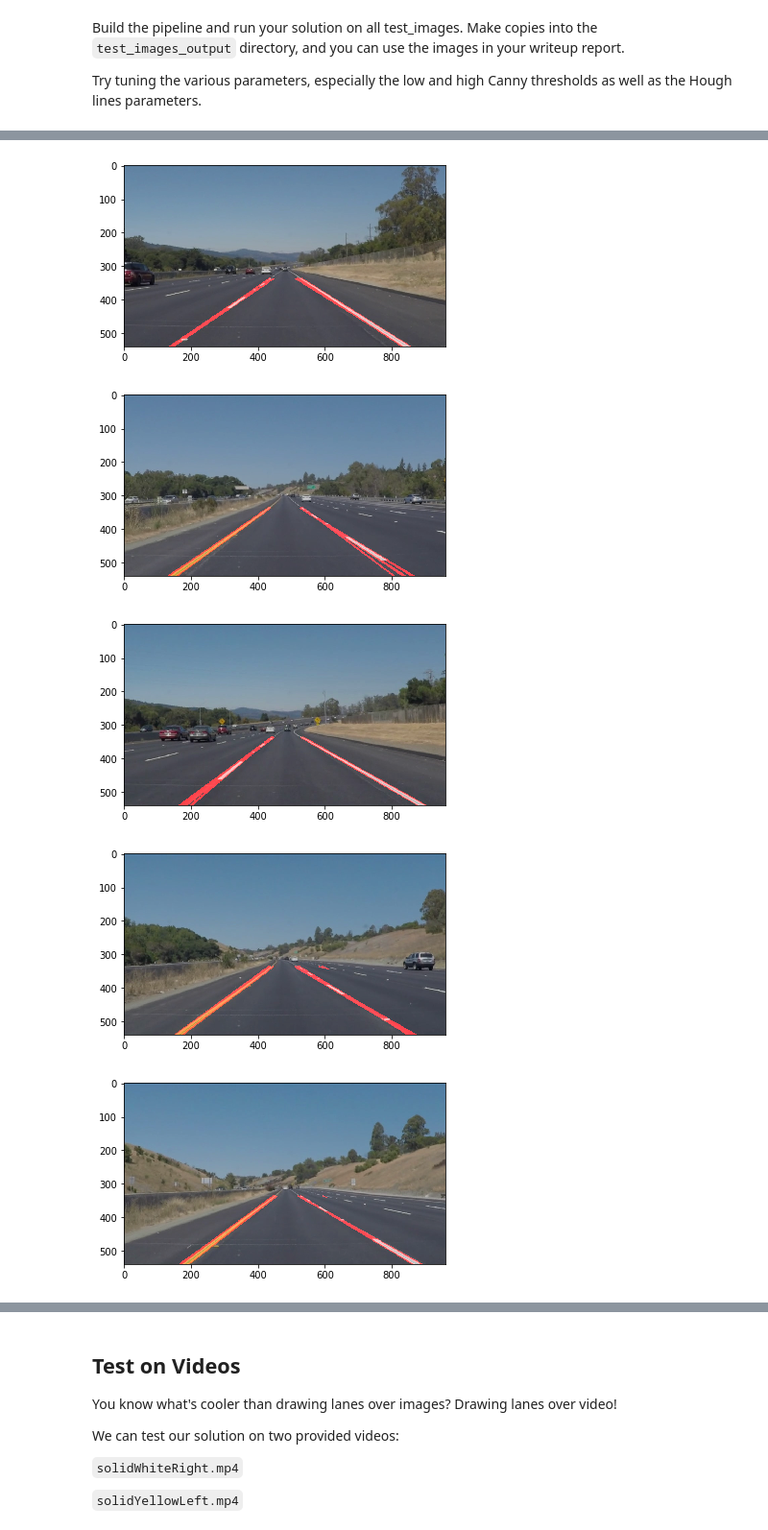
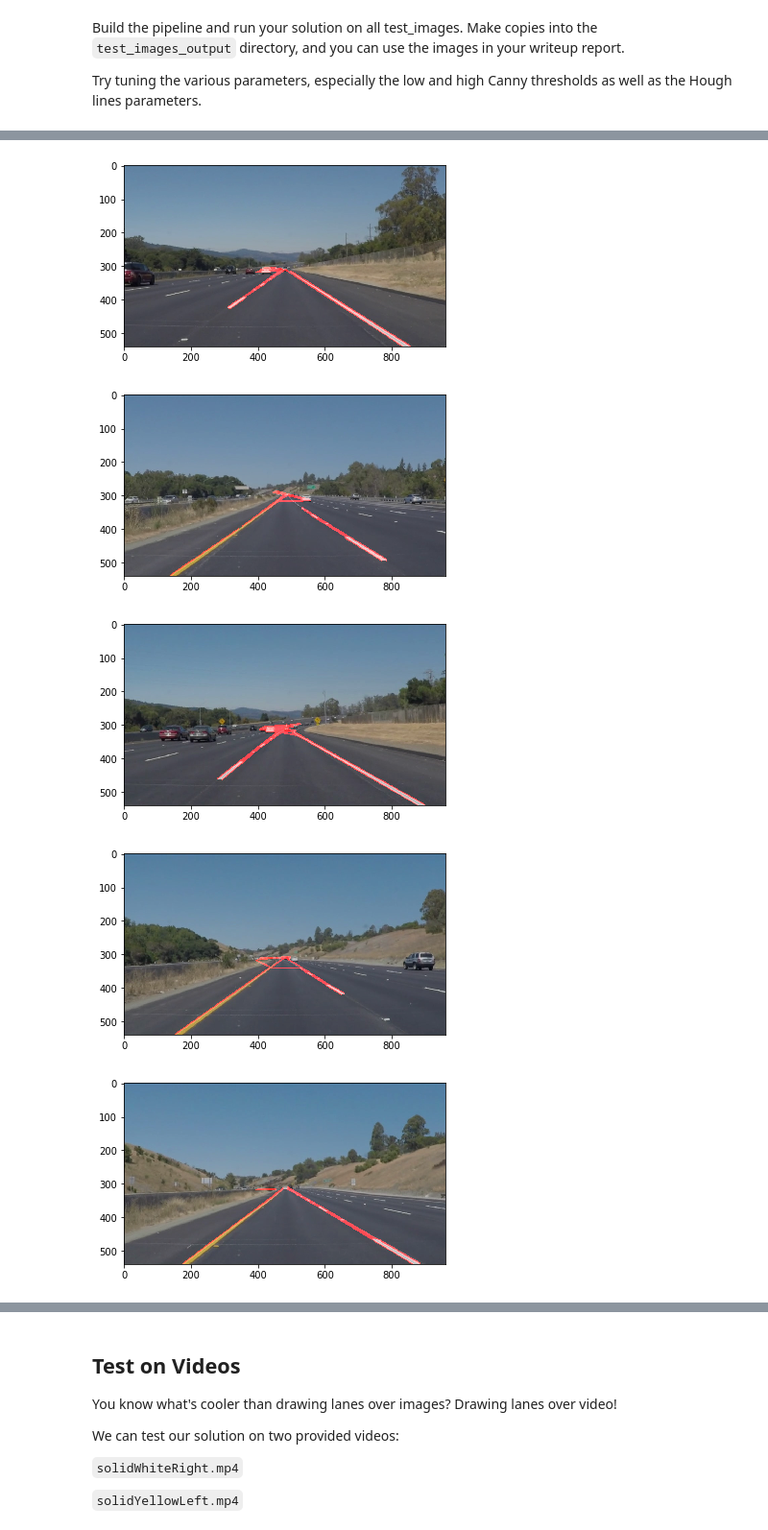
Before and after one commit to bodsul/CarND-LaneLines-P1, a Jupyter notebook: P1.ipynb, the cells around one changed output, grey strips where cells are left out. Shown at 96% size. Saved outputs shown, nothing was run; the diff lists cells and outputs as text; code cells hidden in the pictures.

Commit message:
saving param settings where lane lines are always detected

```diff
--- a/P1.ipynb
+++ b/P1.ipynb
@@ -143,7 +143,7 @@ def draw_lines(img, lines, color=[255, 0, 0], thickness=3):
     If you want to make the lines semi-transparent, think about combining
     this function with the weighted_img() function below
     """
-    max_slope = -float('inf')
+    """max_slope = -float('inf')
     min_slope = float('inf')
     bin_size = 0.5
     for line in lines:
@@ -177,13 +177,13 @@ def draw_lines(img, lines, color=[255, 0, 0], thickness=3):
             max_pos_index = index
         if max_neg_count < count and max_slope - index*bin_size < 0:
             max_neg_count = count
-            max_neg_index = index
+            max_neg_index = index"""
 
     #print(max_pos_index, max_neg_index)
     for line in lines:
         for x1,y1,x2,y2 in line:
             #exclude horizontal or vertical lines. Those won't be lane lines we care about
-            if y2 - y1 == 0 or x2 - x1 == 0:
+            """if y2 - y1 == 0 or x2 - x1 == 0:
                 continue
             slope = (y2 - y1)/(x2 - x1)
             index = int((max_slope - slope)/bin_size)
@@ -193,7 +193,8 @@ def draw_lines(img, lines, color=[255, 0, 0], thickness=3):
             x_beg = int((x2-x1)/(y2-y1)*(y_beg-y1)+x1)
             y_end = int(img.shape[0]/1.6)
             x_end = int((x2-x1)/(y2-y1)*(y_end-y1)+x1)
-            cv2.line(img, (x_beg, y_beg), (x_end, y_end), color, thickness)
+            cv2.line(img, (x_beg, y_beg), (x_end, y_end), color, thickness)"""
+            cv2.line(img, (x1, y1), (x2, y2), color, thickness)
 
 def hough_lines(img, rho, theta, threshold, min_line_len, max_line_gap):
     """
@@ -258,16 +259,16 @@ class Pipeline:
         self.images.extend([mpimg.imread(self.inp + file) for file in files ])
 
     def detect_lines(self):
-        kernel_size = 3
+        kernel_size = 5
         rho = 2
         theta = np.pi/180
-        threshold = 20
+        threshold = 30
         min_line_length = 40
-        max_line_gap = 20
+        max_line_gap = 100
         for img in self.images:
             gray = cv2.cvtColor(img, cv2.COLOR_RGB2GRAY)
             blur_gray = gaussian_blur(gray, kernel_size)
-            line_img = canny(blur_gray, 200, 300)
+            line_img = canny(blur_gray, 150, 300)
             hough_line_img = hough_lines(line_img, rho, theta, threshold, min_line_length, max_line_gap);
             height = img.shape[0]
             width = img.shape[1]
@@ -309,5 +304,5 @@ flow.run_on_dir()
-[figure, old version]
+[figure, new version]
-[figure, old version]
+[figure, new version]
-[figure, old version]
+[figure, new version]
-[figure, old version]
+[figure, new version]
-[figure, old version]
+[figure, new version]
```
Also changed, not shown: parts of 3 cells of this notebook.
